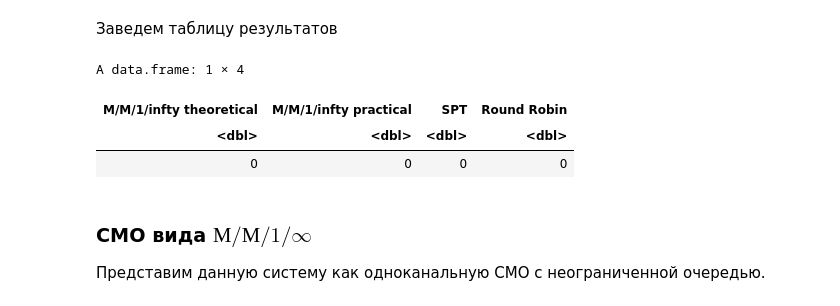
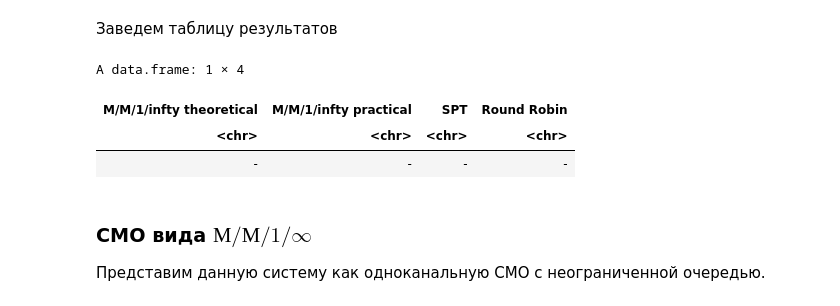
Before and after one commit to DeadlySquad13/t4-2-PerformanceAnalysis__Labs, a Jupyter notebook: Lab7/PerformanceAnalysis__Lab7.ipynb, the cells around one changed output. Saved outputs shown, nothing was run; the diff lists cells and outputs as text; code cells hidden in the pictures.

```diff
--- a/Lab7/PerformanceAnalysis__Lab7.ipynb
+++ b/Lab7/PerformanceAnalysis__Lab7.ipynb
@@ -37,14 +37,14 @@ A data.frame: 1 × 3
 # %% [markdown]
 Заведем таблицу результатов
 # %%
-results <- data.frame(0, 0, 0, 0)
+results <- data.frame("-", "-", "-", "-")
 colnames(results) <- c("M/M/1/infty theoretical", "M/M/1/infty practical", "SPT", "Round Robin")
 results
 # %% [output]
 A data.frame: 1 × 4
 | M/M/1/infty theoretical | M/M/1/infty practical | SPT | Round Robin |
-| <dbl> | <dbl> | <dbl> | <dbl> |
-| 0 | 0 | 0 | 0 |
+| <chr> | <chr> | <chr> | <chr> |
+| - | - | - | - |
 # %% [markdown]
 ### СМО вида $М/М/1/\infty$
 Представим данную систему как одноканальную СМО с неограниченной очередью.
```
Also changed, not shown: parts of 11 cells of this notebook, 1 other file.
